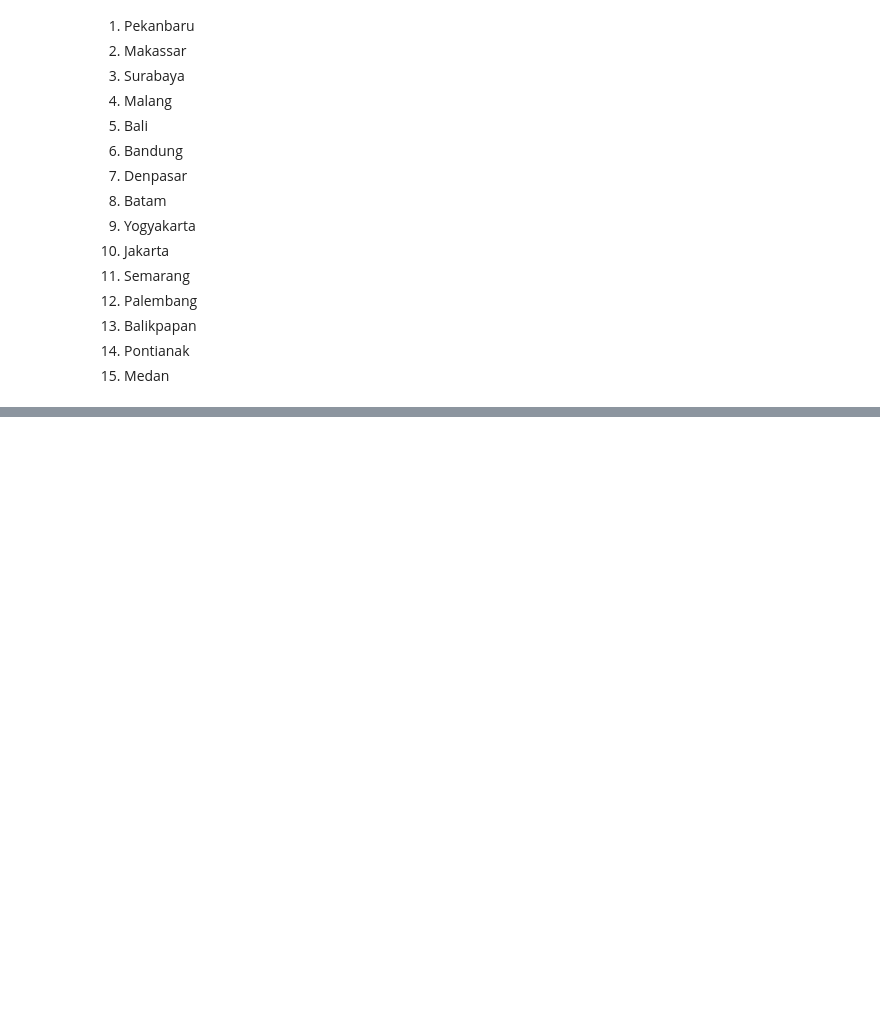
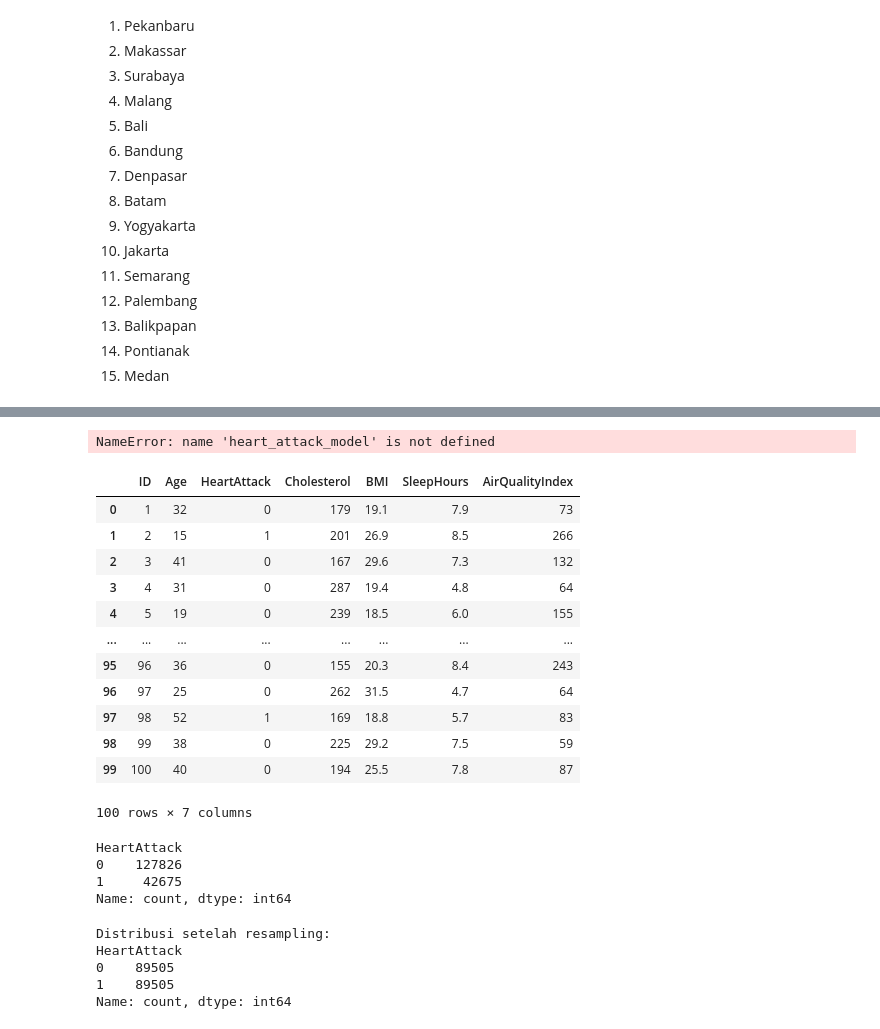
Before and after one commit to Fatur-Maulidan/Heart-Attack-Indonesia-Data-Mining-CRISPDM, a Jupyter notebook: data_mining.ipynb, the cells around one changed output, grey strips where cells are left out. Drawn from its saved outputs; the diff is of its cells as text; code cells hidden in the pictures; blank space fills up the shorter version.

```diff
--- a/data_mining.ipynb
+++ b/data_mining.ipynb
@@ -159,3 +166,6 @@ array(['Pekanbaru', 'Makassar', 'Surabaya', 'Malang', 'Bali', 'Bandung',
 13. Balikpapan
 14. Pontianak
 15. Medan
+# %%
+numeric_data = heart_attack.select_dtypes(include=[np.number])
+numeric_data.head()
@@ -161,0 +222,2 @@ array(['Pekanbaru', 'Makassar', 'Surabaya', 'Malang', 'Bali', 'Bandung',
+# %%
+numeric_data.insert(2, 'HeartAttack', heart_attack['HeartAttack'])
@@ -161,0 +233,23 @@ array(['Pekanbaru', 'Makassar', 'Surabaya', 'Malang', 'Bali', 'Bandung',
+# %%
+heart_attack_model = heart_attack_model.drop('HeartAttack', axis=1)
+# %% [output]
+NameError: name 'heart_attack_model' is not defined
+# %%
+heart_attack_model = numeric_data
+heart_attack_model['HeartAttack'] = heart_attack_model['HeartAttack'].map({'Yes': 1, 'No': 0})
+# %%
+heart_attack_model.head(100)
+# %% [output]
+|  | ID | Age | HeartAttack | Cholesterol | BMI | SleepHours | AirQualityIndex |
+| 0 | 1 | 32 | 0 | 179 | 19.1 | 7.9 | 73 |
+| 1 | 2 | 15 | 1 | 201 | 26.9 | 8.5 | 266 |
+| 2 | 3 | 41 | 0 | 167 | 29.6 | 7.3 | 132 |
+| 3 | 4 | 31 | 0 | 287 | 19.4 | 4.8 | 64 |
+| 4 | 5 | 19 | 0 | 239 | 18.5 | 6.0 | 155 |
+| ... | ... | ... | ... | ... | ... | ... | ... |
+| 95 | 96 | 36 | 0 | 155 | 20.3 | 8.4 | 243 |
+| 96 | 97 | 25 | 0 | 262 | 31.5 | 4.7 | 64 |
+| 97 | 98 | 52 | 1 | 169 | 18.8 | 5.7 | 83 |
+| 98 | 99 | 38 | 0 | 225 | 29.2 | 7.5 | 59 |
+| 99 | 100 | 40 | 0 | 194 | 25.5 | 7.8 | 87 |
+100 rows × 7 columns
@@ -161,0 +259,21 @@ array(['Pekanbaru', 'Makassar', 'Surabaya', 'Malang', 'Bali', 'Bandung',
+# %%
+print(heart_attack_model['HeartAttack'].value_counts())
+# %% [output]
+HeartAttack
+0    127826
+1     42675
+Name: count, dtype: int64
+# %%
+# Resampling data
+smote = SMOTE(random_state=42)
+x_resampled, y_resampled = smote.fit_resample(x_train, y_train)
+
+
+print("Distribusi setelah resampling:")
+print(pd.Series(y_resampled).value_counts())
+# %% [output]
+Distribusi setelah resampling:
+HeartAttack
+0    89505
+1    89505
+Name: count, dtype: int64
```
Also changed, not shown: parts of 18 cells of this notebook.
